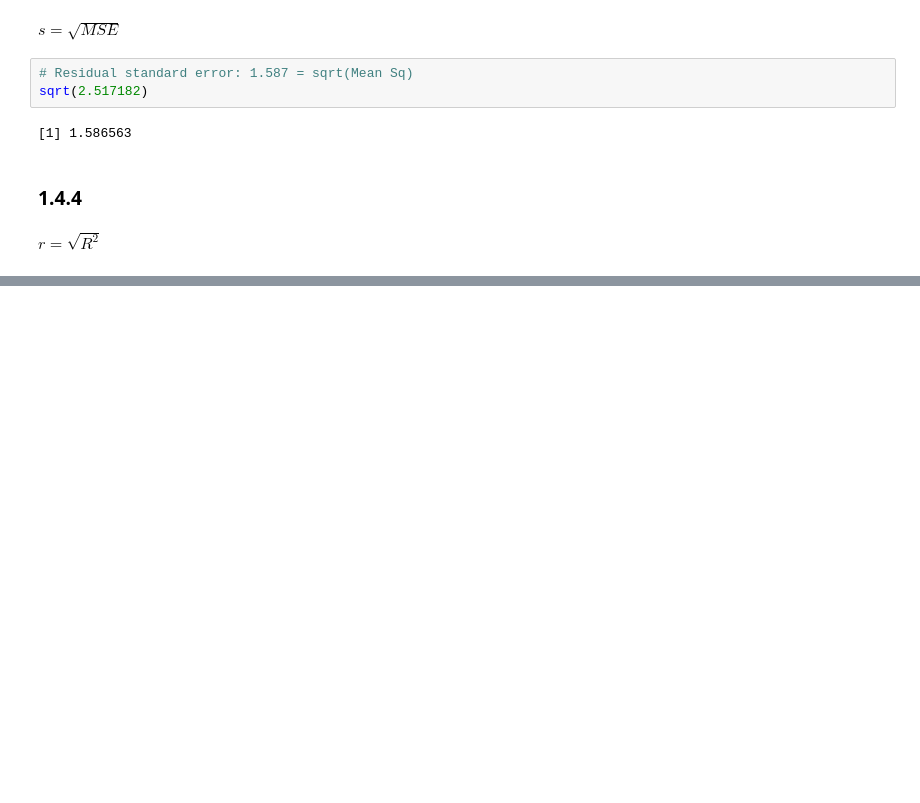
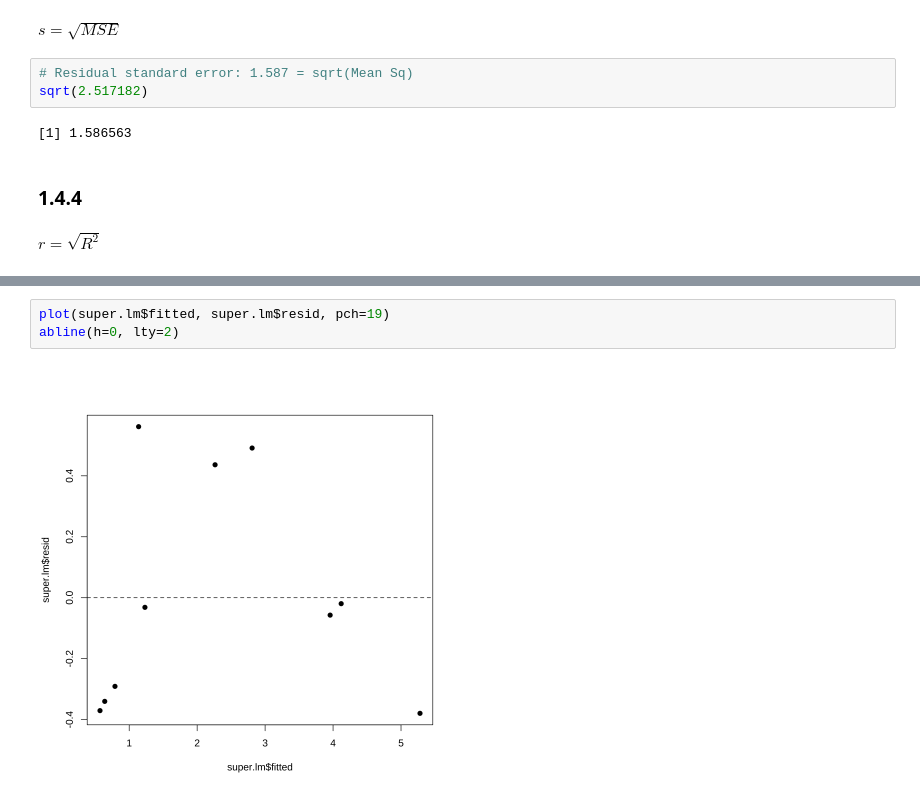
Before and after one commit to rickiepark/knou_stat, a Jupyter notebook: regression_model/ch1.ipynb, the cells around one changed output, grey strips where cells are left out. Drawn from its saved outputs; the diff is of its cells as text; blank space fills up the shorter version.

```diff
--- a/regression_model/ch1.ipynb
+++ b/regression_model/ch1.ipynb
@@ -244,0 +454,5 @@ $r = \sqrt{R^2}$
+# %%
+plot(super.lm$fitted, super.lm$resid, pch=19)
+abline(h=0, lty=2)
+# %% [output]
+[figure, added]
```
Also changed, not shown: parts of 37 cells of this notebook.
